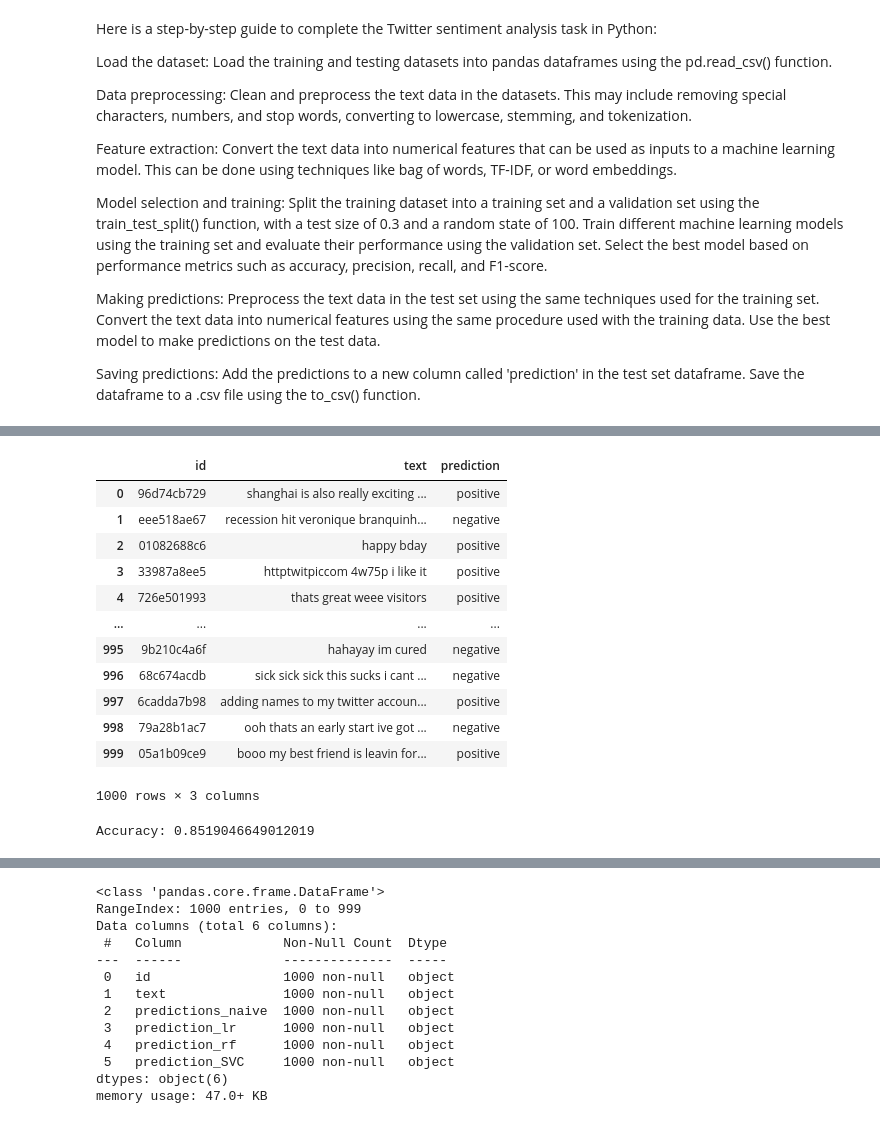
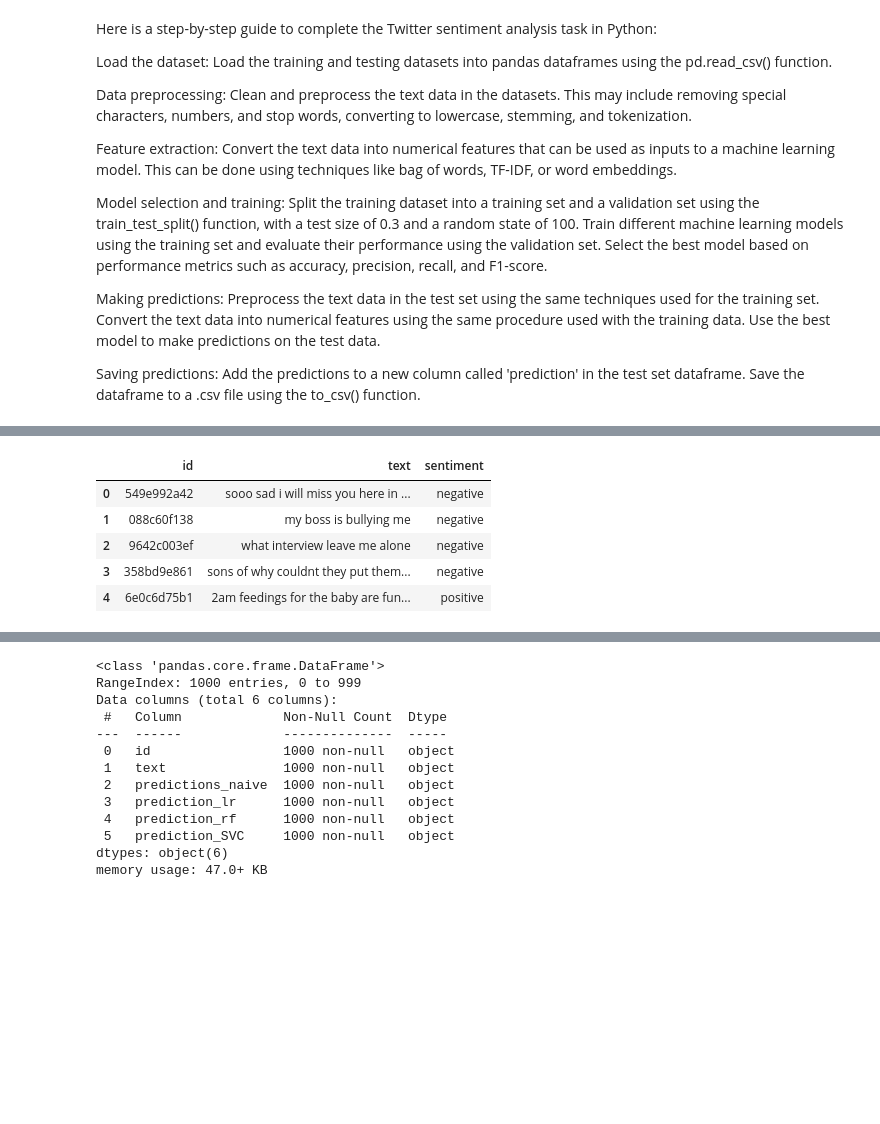
Before and after one commit to yamini542/Applied-AI, a Jupyter notebook: ASS2_NLP.ipynb, the cells around one changed output, grey strips where cells are left out. Saved outputs shown, nothing was run; the diff lists cells and outputs as text; code cells hidden in the pictures; blank space fills up the shorter version.

```diff
--- a/ASS2_NLP.ipynb
+++ b/ASS2_NLP.ipynb
@@ -475,28 +31,0 @@ df_predict1=pd.read_csv("test-predictions.csv")
-# %%
-df_predict1
-# %% [output]
-|  | id | text | prediction |
-| 0 | 96d74cb729 | shanghai is also really exciting ... | positive |
-| 1 | eee518ae67 | recession hit veronique branquinh... | negative |
-| 2 | 01082688c6 | happy bday | positive |
-| 3 | 33987a8ee5 | httptwitpiccom 4w75p i like it | positive |
-| 4 | 726e501993 | thats great weee visitors | positive |
-| ... | ... | ... | ... |
-| 995 | 9b210c4a6f | hahayay im cured | negative |
-| 996 | 68c674acdb | sick sick sick this sucks i cant ... | negative |
-| 997 | 6cadda7b98 | adding names to my twitter accoun... | positive |
-| 998 | 79a28b1ac7 | ooh thats an early start ive got ... | negative |
-| 999 | 05a1b09ce9 | booo my best friend is leavin for... | positive |
-1000 rows × 3 columns
-# %%
-from sklearn.metrics import accuracy_score
-
-# Predict on the validation set
-y_val_pred = clf.predict(X_val_split)
-
-# Calculate the accuracy
-accuracy = accuracy_score(y_val_split, y_val_pred)
-
-print("Accuracy:", accuracy)
-# %% [output]
-Accuracy: 0.8519046649012019
@@ -516,3 +33,12 @@ import string
 # Load the datasets
 df_train2 = pd.read_csv('https://raw.githubusercontent.com/yamini542/AppliedAI_Assignments/main/Ass2_NLP/train.csv')
 df_test2 = pd.read_csv('https://raw.githubusercontent.com/yamini542/AppliedAI_Assignments/main/Ass2_NLP/test.csv')
+# %%
+df_train2.head(5)
+# %% [output]
+|  | id | text | sentiment |
+| 0 | 549e992a42 | sooo sad i will miss you here in ... | negative |
+| 1 | 088c60f138 | my boss is bullying me | negative |
+| 2 | 9642c003ef | what interview leave me alone | negative |
+| 3 | 358bd9e861 | sons of why couldnt they put them... | negative |
+| 4 | 6e0c6d75b1 | 2am feedings for the baby are fun... | positive |
```
Also changed, not shown: parts of 50 cells of this notebook.
